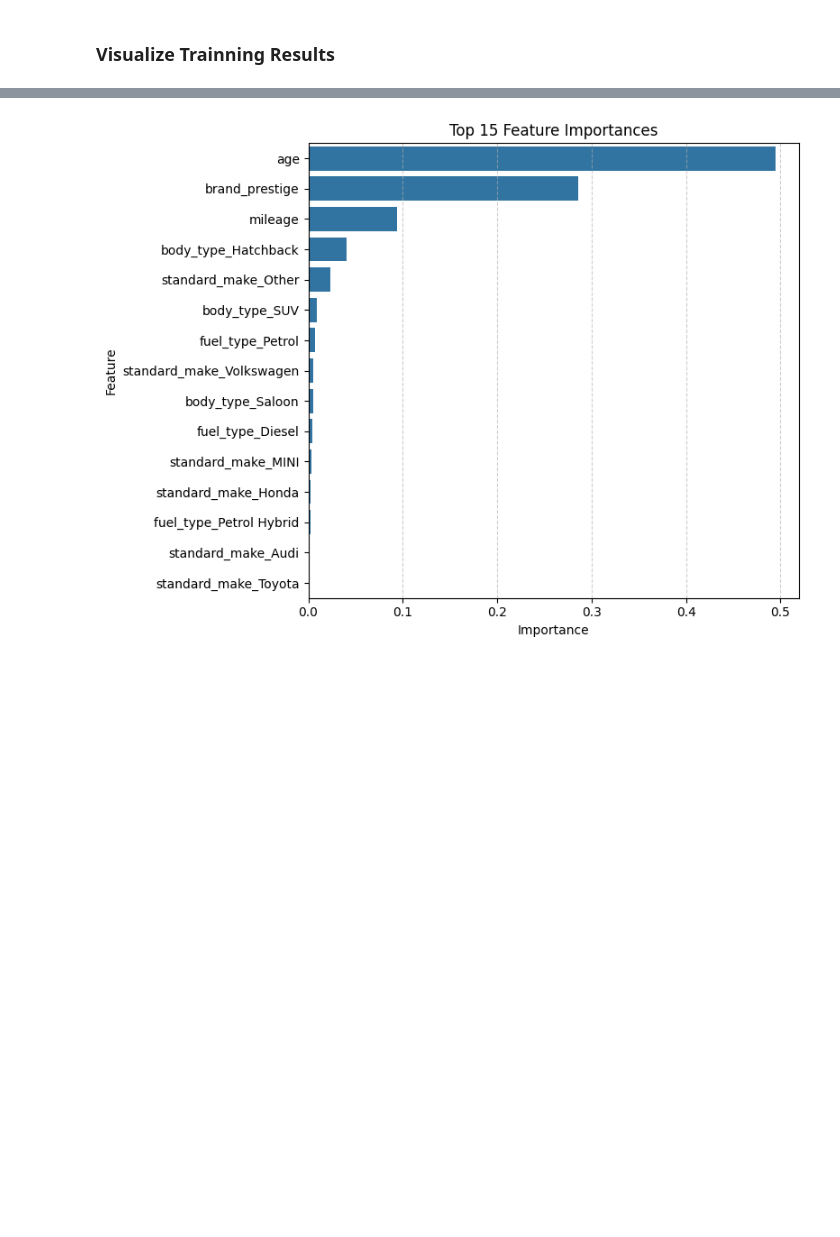
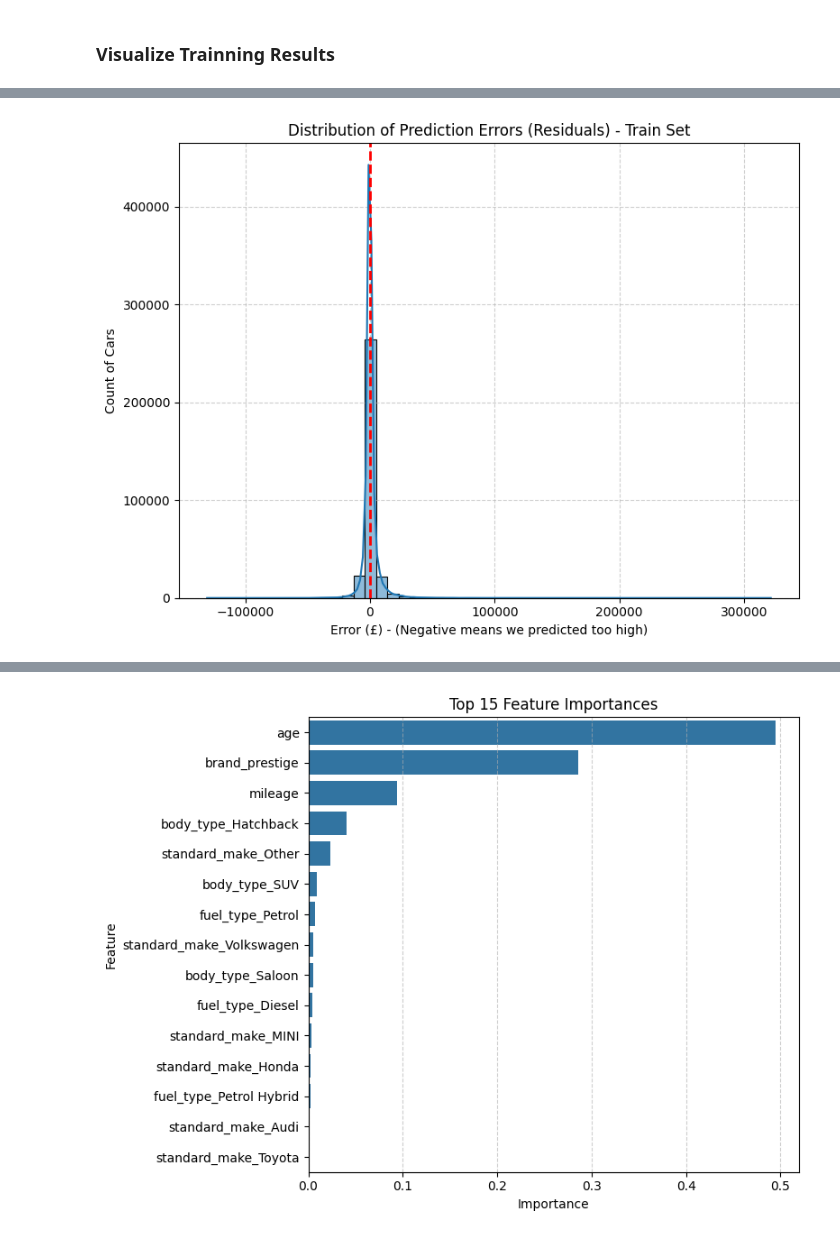
Before and after one commit to ian-shade/Autotrader-Cars-Price-Predictions-ML, a Jupyter notebook: ml_project.ipynb, the cells around one changed output, grey strips where cells are left out. Cells and saved outputs as stored; diff of their text form; code cells hidden in the pictures; blank space fills up the shorter version.

```diff
--- a/ml_project.ipynb
+++ b/ml_project.ipynb
@@ -648,17 +650,31 @@ y_pred_log = final_model.predict(X_test_scaled)
 # %% [markdown]
 ### Visualize Trainning Results
 # %%
+y_pred_log = final_model.predict(X_test_scaled)
+y_test_real = np.expm1(y_test)
 y_pred_real = np.expm1(y_pred_log)
-y_test_real = np.expm1(y_test)
+
+y_pred_train_log = final_model.predict(X_train_scaled)
+y_train_real = np.expm1(y_train)
+y_pred_train_real = np.expm1(y_pred_train_log)
 
 # SCORING
-r2_final_log = r2_score(y_test, y_pred_log)
-r2_final_real = r2_score(y_test_real, y_pred_real)
-mae_final_real = mean_absolute_error(y_test_real, y_pred_real)
+r2_final_log_test = r2_score(y_test, y_pred_log)
+r2_final_real_test = r2_score(y_test_real, y_pred_real)
+mae_final_real_test = mean_absolute_error(y_test_real, y_pred_real)
+
+r2_final_log_train = r2_score(y_train, y_pred_train_log)
+r2_final_real_train = r2_score(y_train_real, y_pred_train_real)
+mae_final_real_train = mean_absolute_error(y_train_real, y_pred_train_real)
 
 print(f"--- FINAL TEST RESULTS ---")
-print(f"R2 Score (Log-transformed): {r2_final_log:.4f}")
-print(f"R2 Score (Real Prices): {r2_final_real:.4f}")
-print(f"MAE: £{mae_final_real:.2f} (Average error per car in real prices)")
+print(f"R2 Score (Log-transformed, Test): {r2_final_log_test:.4f}")
+print(f"R2 Score (Real Prices, Test): {r2_final_real_test:.4f}")
+print(f"MAE (Test): £{mae_final_real_test:.2f} (Average error per car in real prices)")
+
+print(f"\n--- FINAL TRAIN RESULTS ---")
+print(f"R2 Score (Log-transformed, Train): {r2_final_log_train:.4f}")
+print(f"R2 Score (Real Prices, Train): {r2_final_real_train:.4f}")
+print(f"MAE (Train): £{mae_final_real_train:.2f} (Average error per car in real prices)")
 # %% [output]
 --- FINAL TEST RESULTS ---
@@ -668,2 +724,16 @@ MAE: £3354.55 (Average error per car in real prices)
+# %%
+residuals_train = y_train_real - y_pred_train_real
+
+plt.figure(figsize=(8, 6))
+sns.histplot(residuals_train, kde=True, color='#1f77b4', bins=50)
+plt.axvline(x=0, color='red', linestyle='--', linewidth=2)
+plt.title('Distribution of Prediction Errors (Residuals) - Train Set')
+plt.xlabel('Error (£) - (Negative means we predicted too high)')
+plt.ylabel('Count of Cars')
+plt.grid(True, linestyle='--', alpha=0.6)
+plt.tight_layout()
+plt.show()
+# %% [output]
+[figure, added]
 # %%
 plt.figure(figsize=(8, 6))
```
Also changed, not shown: parts of 13 cells of this notebook.
